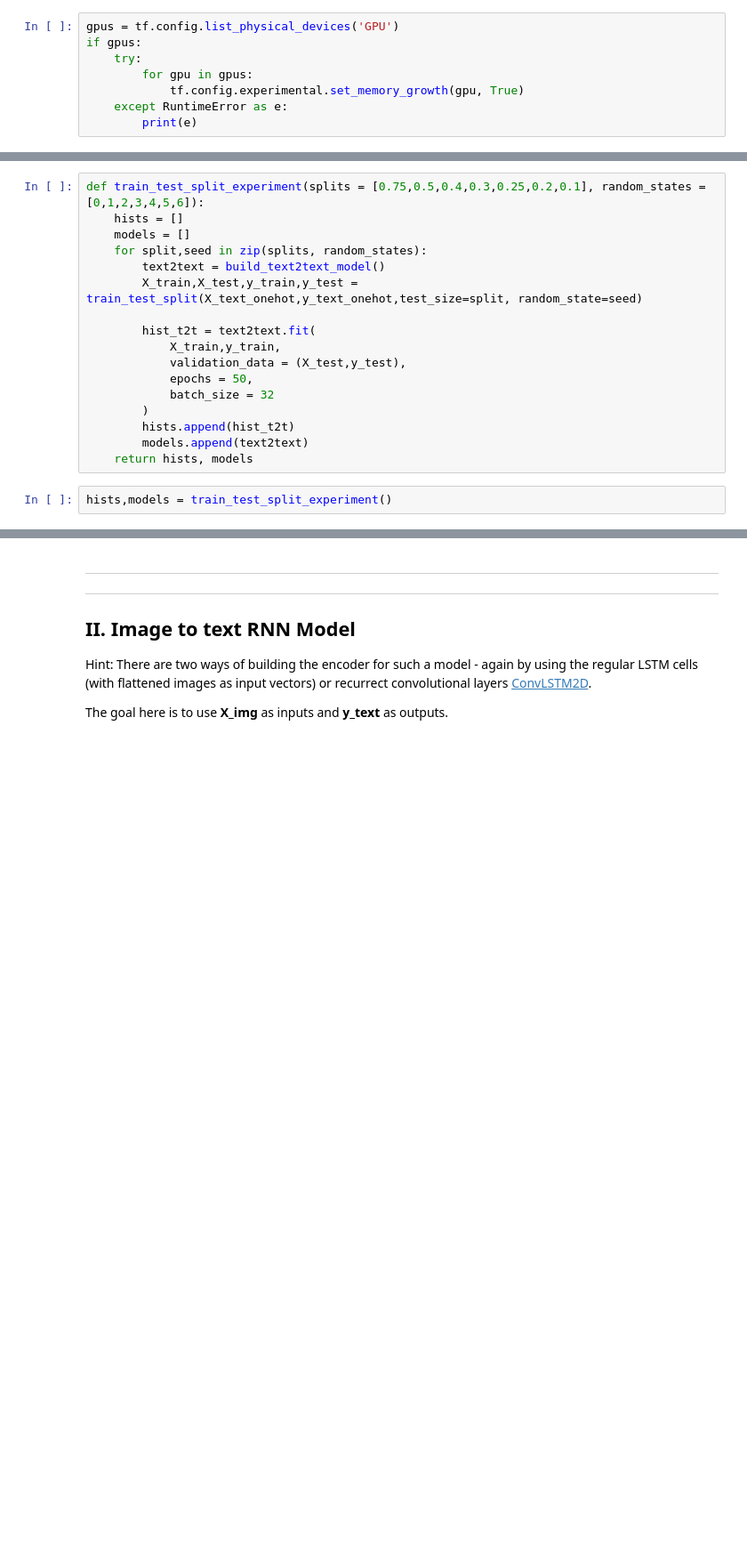
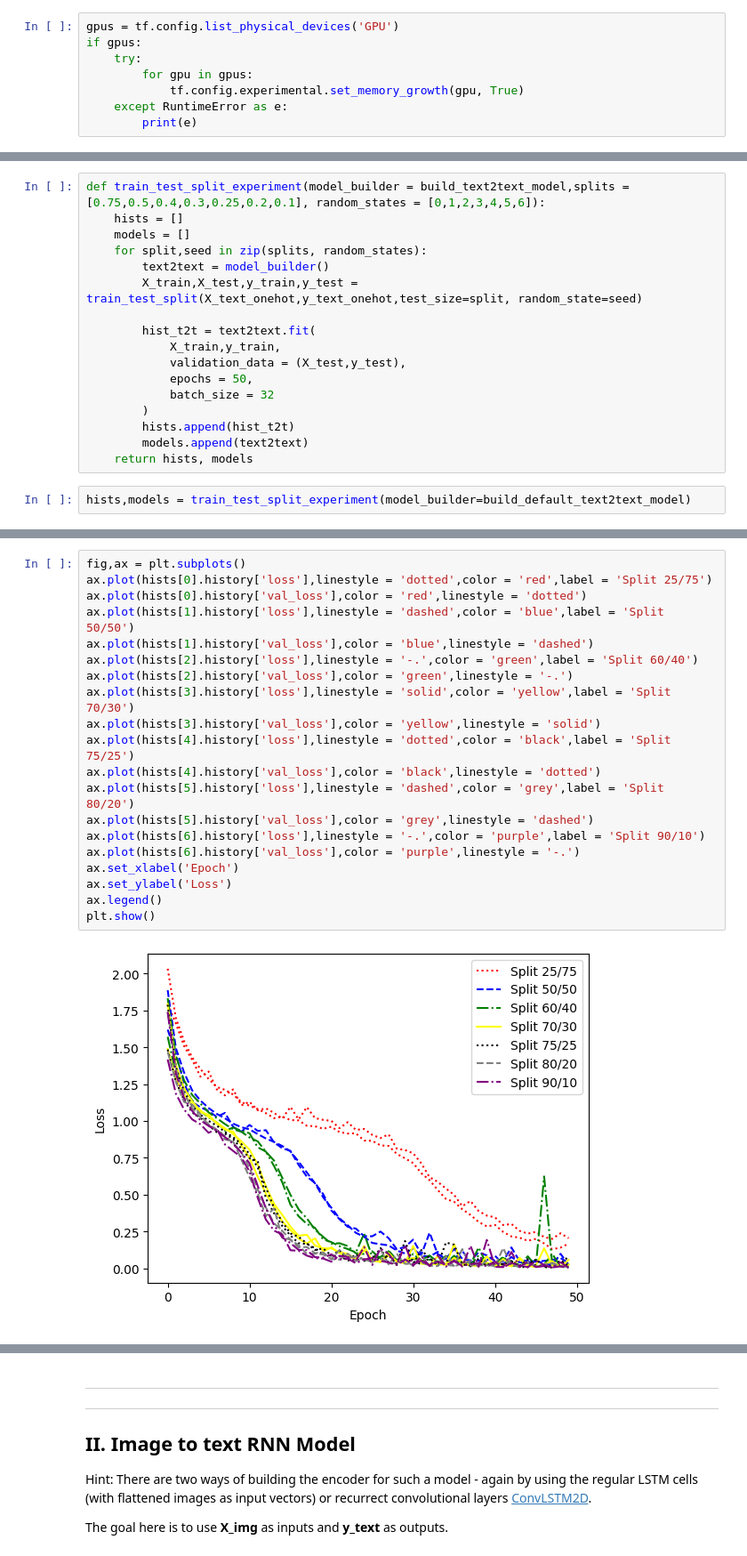
Before and after one commit to JasperSche/A3, a Jupyter notebook: A2_RNNs.ipynb, the cells around one changed output, grey strips where cells are left out. Shown at 89% size. Cells and saved outputs as stored; diff of their text form; blank space fills up the shorter version.

```diff
--- a/A2_RNNs.ipynb
+++ b/A2_RNNs.ipynb
@@ -334,9 +397,9 @@ Model: "text2text"
 # %%
-def train_test_split_experiment(splits = [0.75,0.5,0.4,0.3,0.25,0.2,0.1], random_states = [0,1,2,3,4,5,6]):
+def train_test_split_experiment(model_builder = build_text2text_model,splits = [0.75,0.5,0.4,0.3,0.25,0.2,0.1], random_states = [0,1,2,3,4,5,6]):
     hists = []
     models = []
     for split,seed in zip(splits, random_states):
-        text2text = build_text2text_model()
+        text2text = model_builder()
         X_train,X_test,y_train,y_test = train_test_split(X_text_onehot,y_text_onehot,test_size=split, random_state=seed)
 
         hist_t2t = text2text.fit(
@@ -349,5 +412,5 @@ def train_test_split_experiment(splits = [0.75,0.5,0.4,0.3,0.25,0.2,0.1], random
         models.append(text2text)
     return hists, models
 # %%
-hists,models = train_test_split_experiment()
+hists,models = train_test_split_experiment(model_builder=build_default_text2text_model)
 # %% [output]
@@ -453,0 +484,22 @@ decode_labels(pred)
+# %%
+fig,ax = plt.subplots()
+ax.plot(hists[0].history['loss'],linestyle = 'dotted',color = 'red',label = 'Split 25/75')
+ax.plot(hists[0].history['val_loss'],color = 'red',linestyle = 'dotted')
+ax.plot(hists[1].history['loss'],linestyle = 'dashed',color = 'blue',label = 'Split 50/50')
+ax.plot(hists[1].history['val_loss'],color = 'blue',linestyle = 'dashed')
+ax.plot(hists[2].history['loss'],linestyle = '-.',color = 'green',label = 'Split 60/40')
+ax.plot(hists[2].history['val_loss'],color = 'green',linestyle = '-.')
+ax.plot(hists[3].history['loss'],linestyle = 'solid',color = 'yellow',label = 'Split 70/30')
+ax.plot(hists[3].history['val_loss'],color = 'yellow',linestyle = 'solid')
+ax.plot(hists[4].history['loss'],linestyle = 'dotted',color = 'black',label = 'Split 75/25')
+ax.plot(hists[4].history['val_loss'],color = 'black',linestyle = 'dotted')
+ax.plot(hists[5].history['loss'],linestyle = 'dashed',color = 'grey',label = 'Split 80/20')
+ax.plot(hists[5].history['val_loss'],color = 'grey',linestyle = 'dashed')
+ax.plot(hists[6].history['loss'],linestyle = '-.',color = 'purple',label = 'Split 90/10')
+ax.plot(hists[6].history['val_loss'],color = 'purple',linestyle = '-.')
+ax.set_xlabel('Epoch')
+ax.set_ylabel('Loss')
+ax.legend()
+plt.show()
+# %% [output]
+[figure, added]
```
Also changed, not shown: parts of 33 cells of this notebook.
